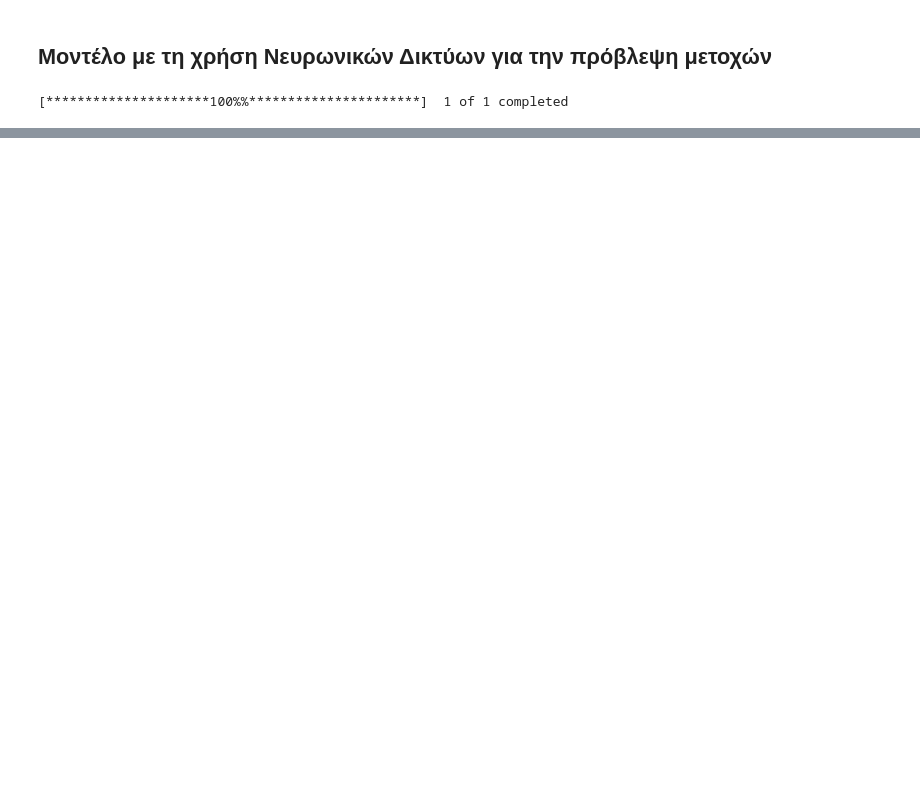
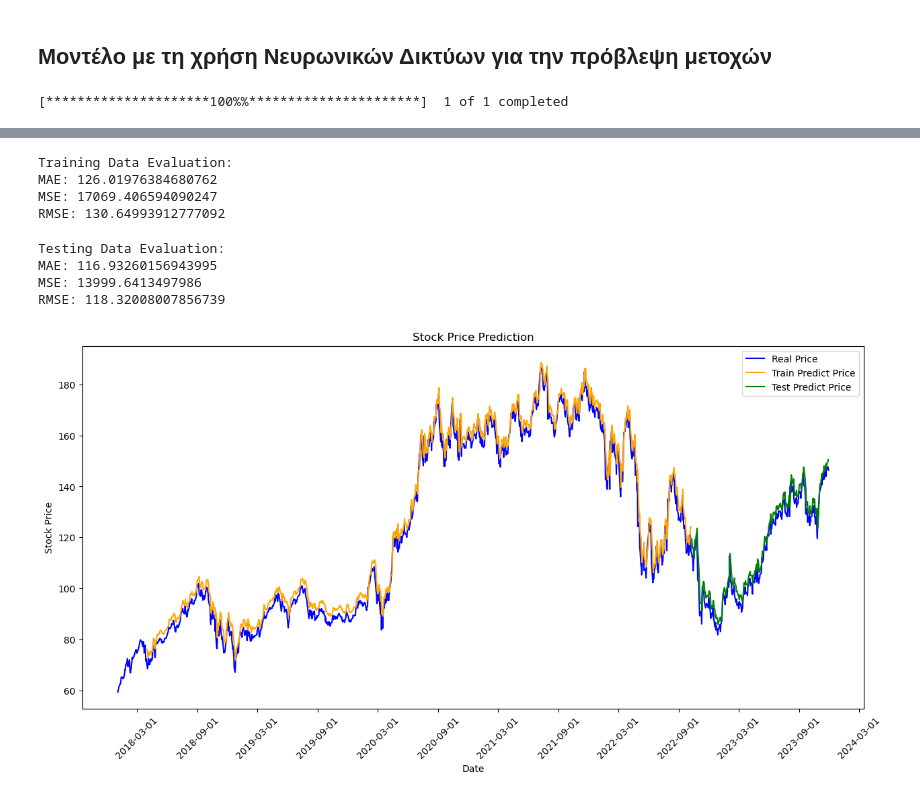
Before and after one commit to KwstasGer/Stock-Prediction-App, a Jupyter notebook: jupyter_ai_project/Neural_network.ipynb, the cells around one changed output, grey strips where cells are left out. Saved outputs shown, nothing was run; the diff lists cells and outputs as text; code cells hidden in the pictures; blank space fills up the shorter version.

```diff
--- a/jupyter_ai_project/Neural_network.ipynb
+++ b/jupyter_ai_project/Neural_network.ipynb
@@ -94,0 +90,16 @@ plt.show()
+# %%
+# Transform back to original form
+train_predict = scaler.inverse_transform(train_predict)
+test_predict = scaler.inverse_transform(test_predict)
+# %%
+# Calculate the start index for test predictions
+test_start_index = len(scaled_data) - len(test_predict) - 1
+# %%
+# Adjusting the indices for train and test predictions
+trainPredictPlot = np.empty_like(scaled_data)
+trainPredictPlot[:, :] = np.nan
+trainPredictPlot[time_step:len(train_predict) + time_step, :] = train_predict
+# %%
+testPredictPlot = np.empty_like(scaled_data)
+testPredictPlot[:, :] = np.nan
+testPredictPlot[test_start_index:test_start_index + len(test_predict), :] = test_predict
@@ -94,0 +121,39 @@ plt.show()
+# %%
+print("Training Data Evaluation:")
+print("MAE:", train_mae)
+print("MSE:", train_mse)
+print("RMSE:", train_rmse)
+# %% [output]
+Training Data Evaluation:
+MAE: 126.01976384680762
+MSE: 17069.406594090247
+RMSE: 130.64993912777092
+# %%
+print("\nTesting Data Evaluation:")
+print("MAE:", test_mae)
+print("MSE:", test_mse)
+print("RMSE:", test_rmse)
+# %% [output]
+Testing Data Evaluation:
+MAE: 116.93260156943995
+MSE: 13999.6413497986
+RMSE: 118.32008007856739
+# %%
+# Plotting with dates on x-axis at 6-month intervals
+plt.figure(figsize=(15,7))
+plt.plot(df.index, scaler.inverse_transform(scaled_data), label='Real Price', color='blue')
+plt.plot(df.index, trainPredictPlot, label='Train Predict Price', color='orange')
+plt.plot(df.index, testPredictPlot, label='Test Predict Price', color='green')
+
+# Formatting the dates on x-axis
+plt.gca().xaxis.set_major_formatter(mdates.DateFormatter('%Y-%m-%d'))
+plt.gca().xaxis.set_major_locator(mdates.MonthLocator(interval=6))
+
+plt.xlabel('Date')
+plt.ylabel('Stock Price')
+plt.title('Stock Price Prediction')
+plt.legend()
+plt.xticks(rotation=45)
+plt.show()
+# %% [output]
+[figure, added]
```
Also changed, not shown: parts of 23 cells of this notebook.
